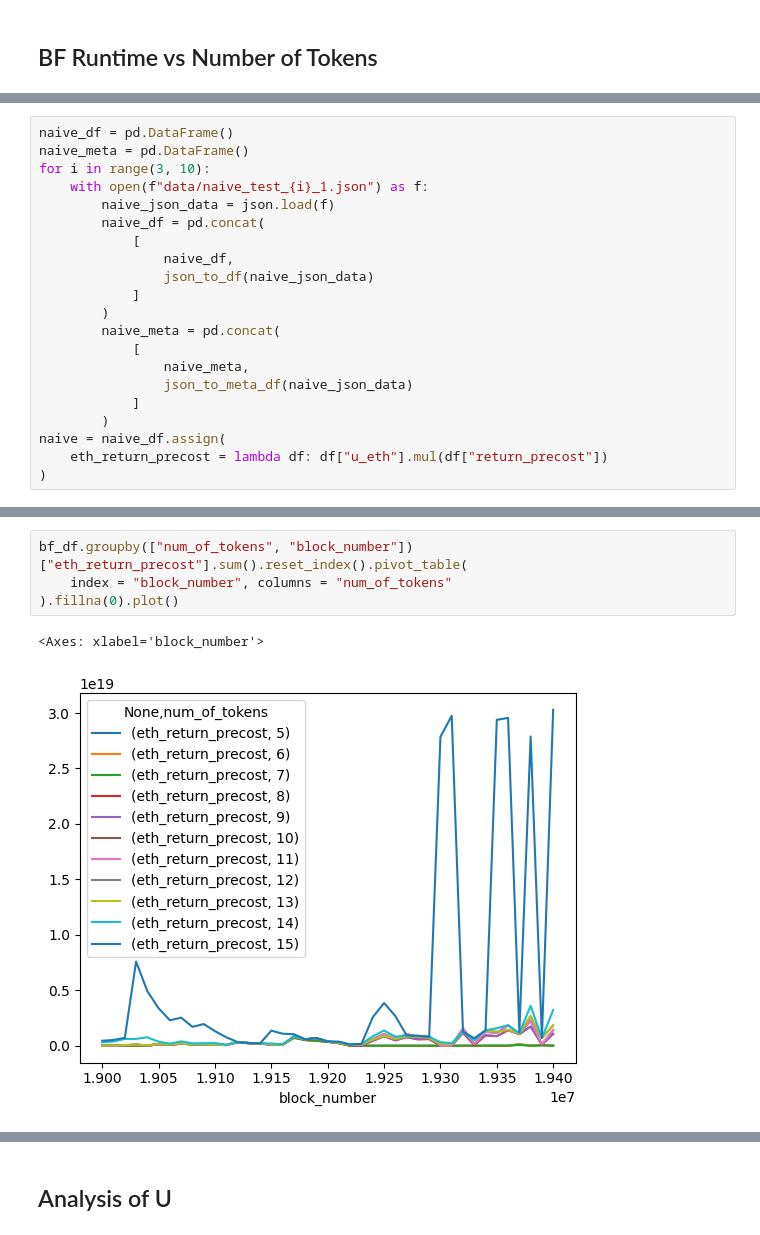
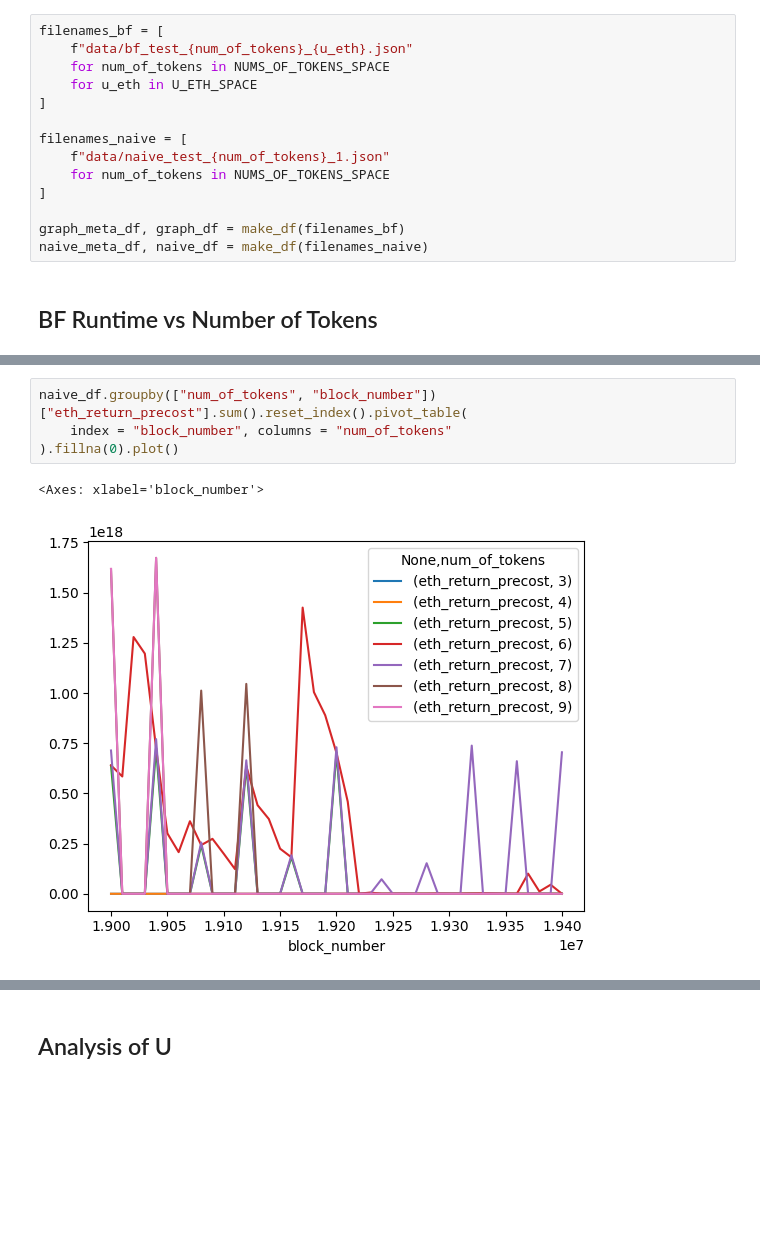
Before and after one commit to longtrieuuit/defi-arbitrage, a Jupyter notebook: arbitrage_finding.ipynb, the cells around one changed output, grey strips where cells are left out. Saved outputs shown, nothing was run; the diff lists cells and outputs as text; blank space fills up the shorter version.

```diff
--- a/arbitrage_finding.ipynb
+++ b/arbitrage_finding.ipynb
@@ -23,2 +60,16 @@ def json_to_meta_df(json_data):
+# %%
+filenames_bf = [
+    f"data/bf_test_{num_of_tokens}_{u_eth}.json"
+    for num_of_tokens in NUMS_OF_TOKENS_SPACE
+    for u_eth in U_ETH_SPACE
+]
+
+filenames_naive = [
+    f"data/naive_test_{num_of_tokens}_1.json"
+    for num_of_tokens in NUMS_OF_TOKENS_SPACE
+]
+
+graph_meta_df, graph_df = make_df(filenames_bf)
+naive_meta_df, naive_df = make_df(filenames_naive)
 # %% [markdown]
 ## BF Runtime vs Number of Tokens
@@ -46,22 +76 @@ bf_df = bf_df.assign(
-# %%
-naive_df = pd.DataFrame()
-naive_meta = pd.DataFrame()
-for i in range(3, 10):
-    with open(f"data/naive_test_{i}_1.json") as f:
-        naive_json_data = json.load(f)
-        naive_df = pd.concat(
-            [
-                naive_df,
-                json_to_df(naive_json_data)
-            ]
-        )
-        naive_meta = pd.concat(
-            [
-                naive_meta,
-                json_to_meta_df(naive_json_data)
-            ]
-        )
-naive = naive_df.assign(
-    eth_return_precost = lambda df: df["u_eth"].mul(df["return_precost"])
-)
 # %%
@@ -152,7 +165,7 @@ Notes:
 # %%
-bf_df.groupby(["num_of_tokens", "block_number"])["eth_return_precost"].sum().reset_index().pivot_table(
+naive_df.groupby(["num_of_tokens", "block_number"])["eth_return_precost"].sum().reset_index().pivot_table(
     index = "block_number", columns = "num_of_tokens"
 ).fillna(0).plot()
 # %% [output]
 <Axes: xlabel='block_number'>
-[figure, old version]
+[figure, new version]
```
Also changed, not shown: parts of 16 cells of this notebook.
